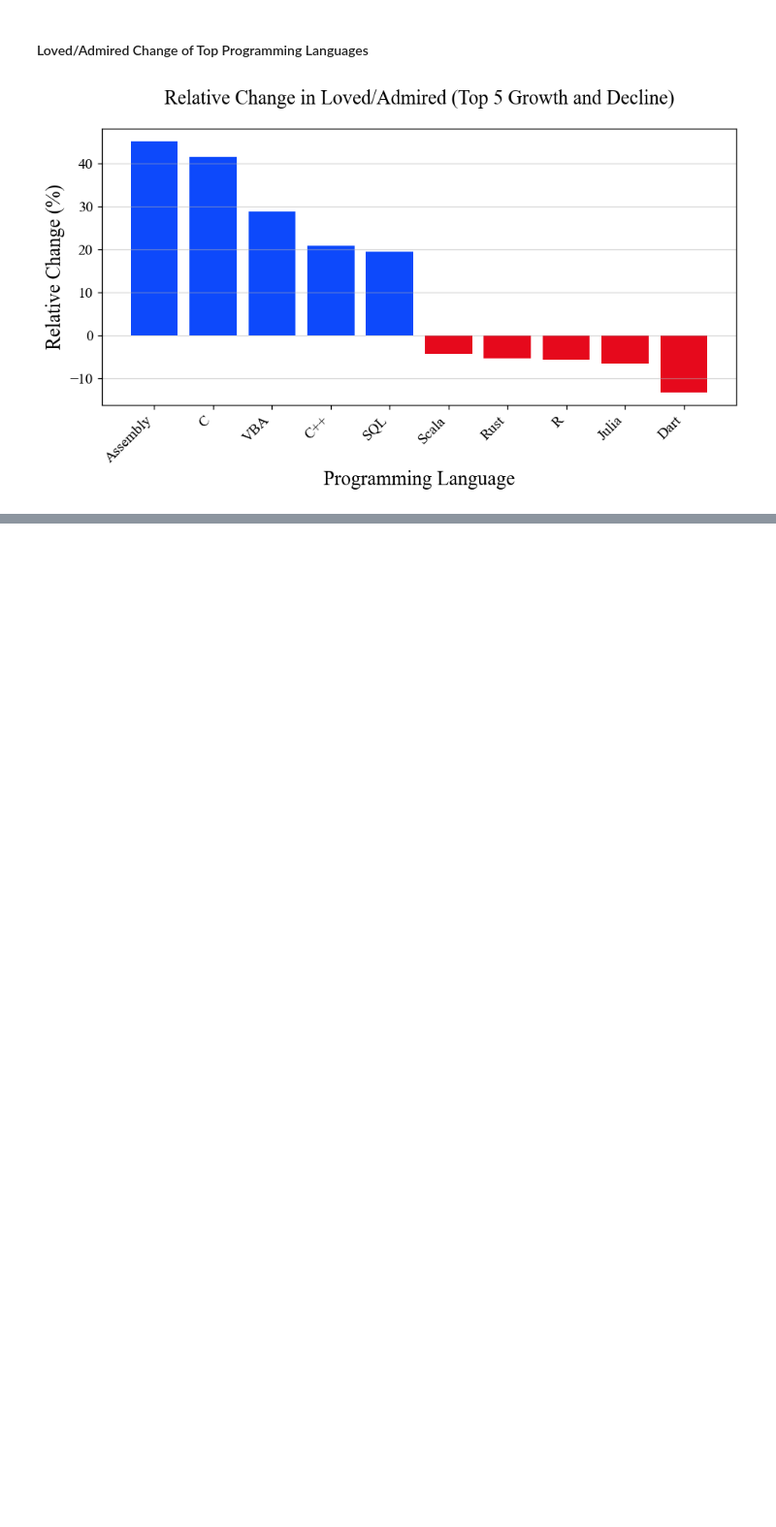
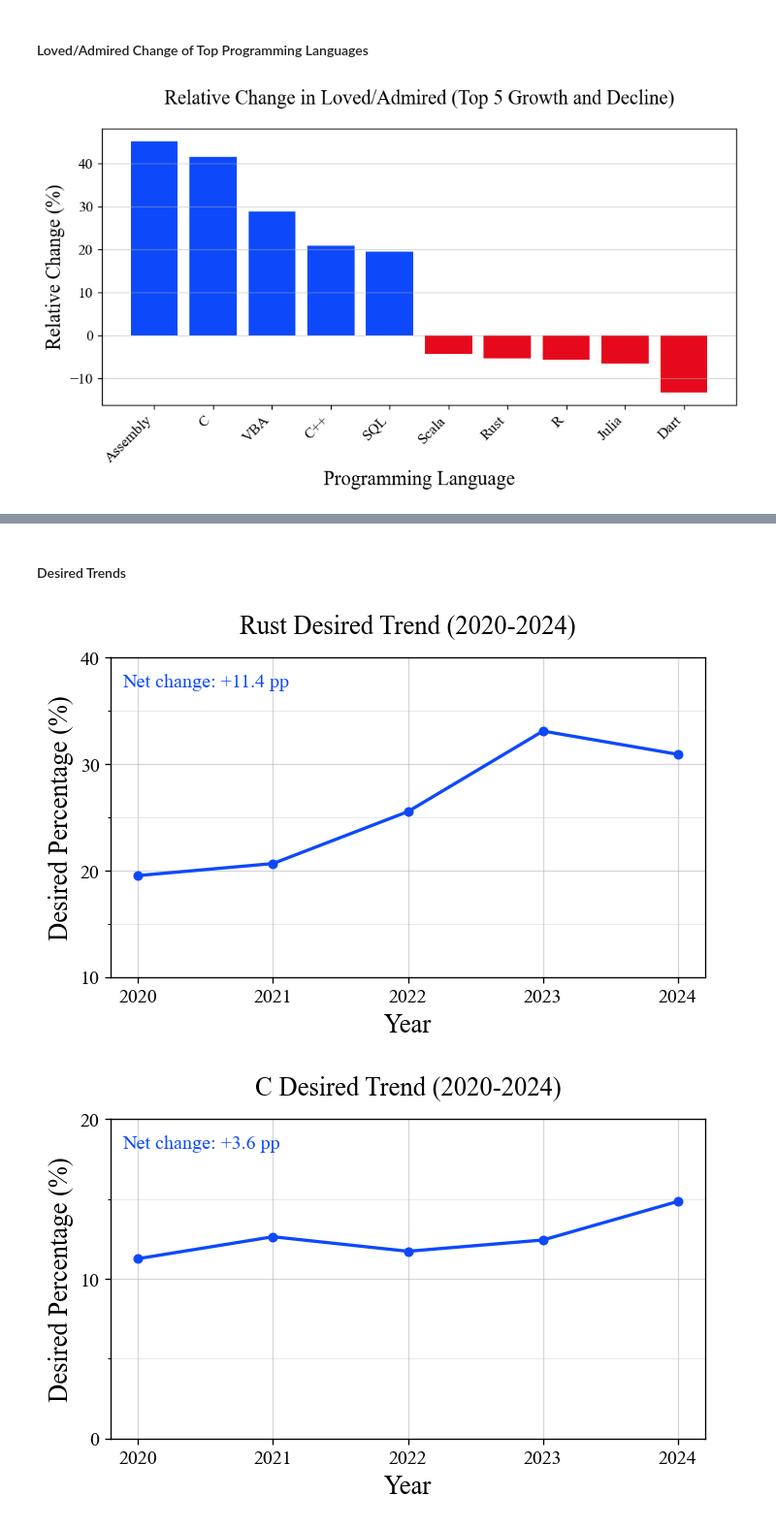
Before and after one commit to devinlin89/SO-language-trends-2020-2024, a Jupyter notebook: notebooks/analysis.ipynb, the cells around one changed output, grey strips where cells are left out. Shown at 97% size. Cells and saved outputs as stored; diff of their text form; code cells hidden in the pictures; blank space fills up the shorter version.

```diff
--- a/notebooks/analysis.ipynb
+++ b/notebooks/analysis.ipynb
@@ -721,0 +705,26 @@ for language in top_5_languages_by_relative_decline.index:
+# %% [markdown]
+#### Desired Trends
+# %%
+top_desired_positive = (
+    desired_measures_df["Relative Change (%)"]
+    .sort_values(ascending=False)
+    .head(5)
+    .index
+)
+
+top_desired_negative = (
+    desired_measures_df["Relative Change (%)"]
+    .sort_values()
+    .head(5)
+    .index
+)
+# %%
+for lang in top_desired_positive:
+    plotting.plot_single_language_trend(
+        desired_trends_df,
+        language=lang,
+        metric_name="Desired"
+    )
+# %% [output]
+[figure, added]
+[figure, added]
```
Also changed, not shown: parts of 16 cells of this notebook, 1 other file.
